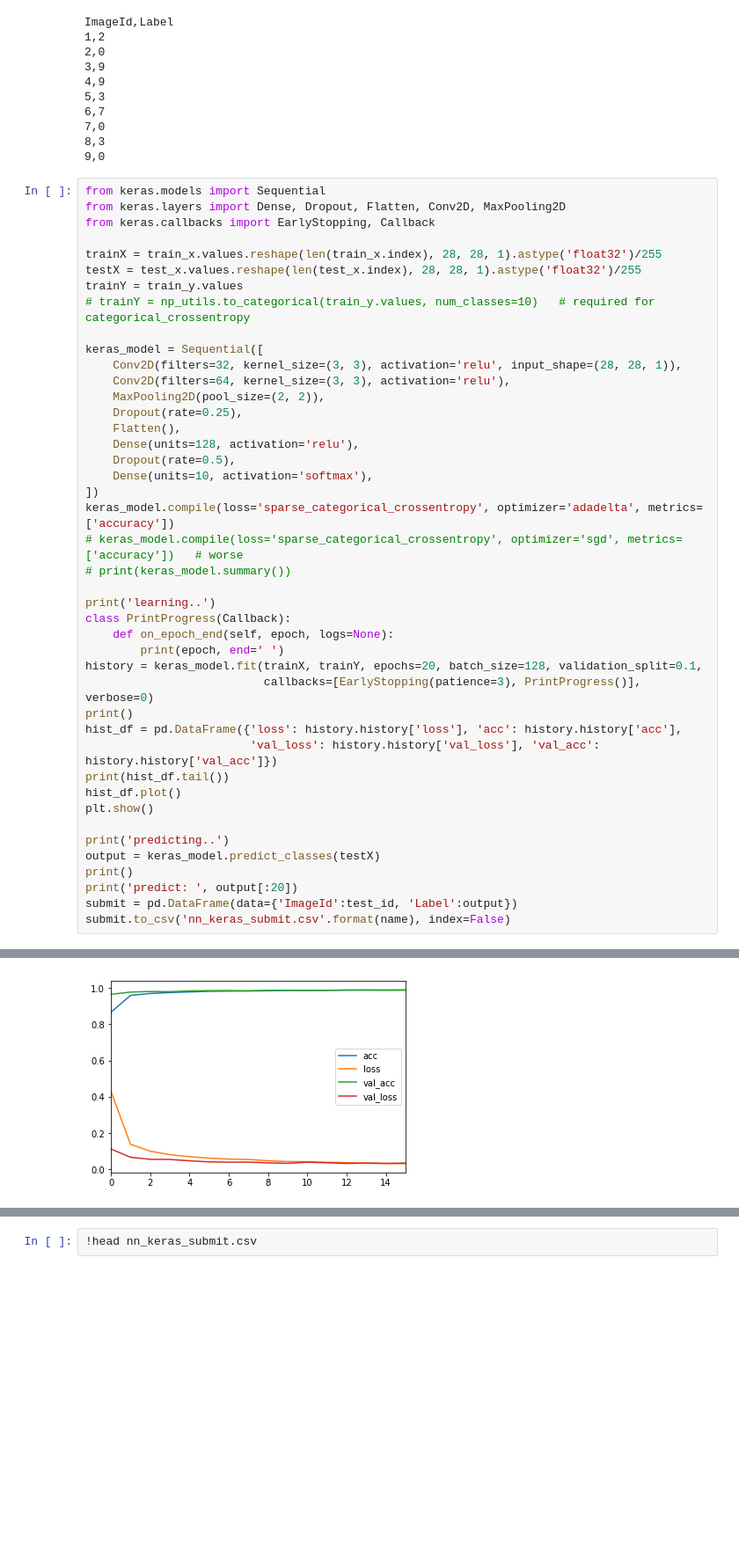
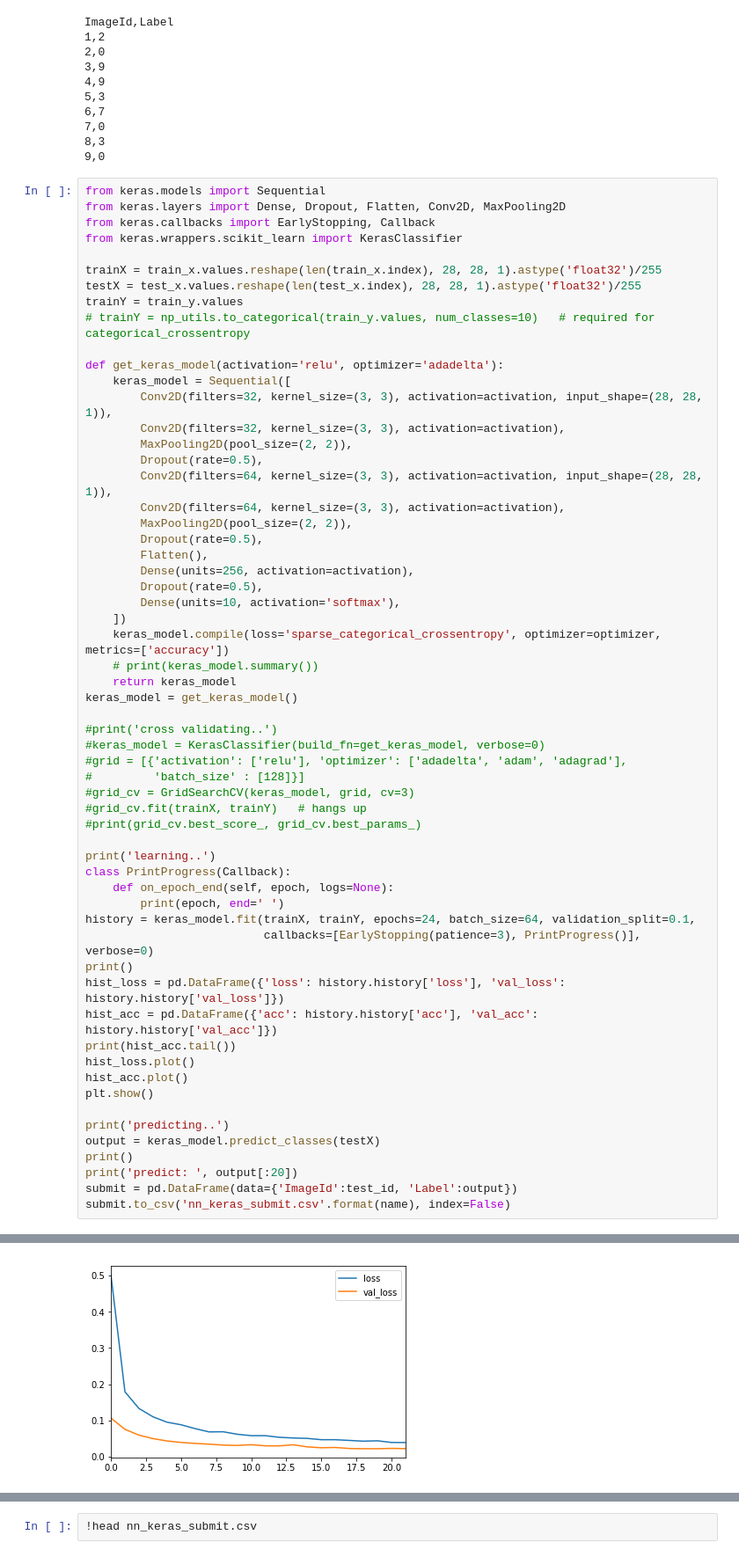
Before and after one commit to Lunran/kaggle, a Jupyter notebook: digit/digit.ipynb, the cells around one changed output, grey strips where cells are left out. Shown at 88% size. Drawn from its saved outputs; the diff is of its cells as text; blank space fills up the shorter version.

Commit message:
0.99171 keras

```diff
--- a/digit/digit.ipynb
+++ b/digit/digit.ipynb
@@ -251,37 +251,53 @@ ImageId,Label
 from keras.models import Sequential
 from keras.layers import Dense, Dropout, Flatten, Conv2D, MaxPooling2D
 from keras.callbacks import EarlyStopping, Callback
+from keras.wrappers.scikit_learn import KerasClassifier
 
 trainX = train_x.values.reshape(len(train_x.index), 28, 28, 1).astype('float32')/255
 testX = test_x.values.reshape(len(test_x.index), 28, 28, 1).astype('float32')/255
 trainY = train_y.values
 # trainY = np_utils.to_categorical(train_y.values, num_classes=10)   # required for categorical_crossentropy
 
-keras_model = Sequential([
-    Conv2D(filters=32, kernel_size=(3, 3), activation='relu', input_shape=(28, 28, 1)),
-    Conv2D(filters=64, kernel_size=(3, 3), activation='relu'),
-    MaxPooling2D(pool_size=(2, 2)),
-    Dropout(rate=0.25),
-    Flatten(),
-    Dense(units=128, activation='relu'),
-    Dropout(rate=0.5),
-    Dense(units=10, activation='softmax'),
-])
-keras_model.compile(loss='sparse_categorical_crossentropy', optimizer='adadelta', metrics=['accuracy'])
-# keras_model.compile(loss='sparse_categorical_crossentropy', optimizer='sgd', metrics=['accuracy'])   # worse
-# print(keras_model.summary())
+def get_keras_model(activation='relu', optimizer='adadelta'):
+    keras_model = Sequential([
+        Conv2D(filters=32, kernel_size=(3, 3), activation=activation, input_shape=(28, 28, 1)),
+        Conv2D(filters=32, kernel_size=(3, 3), activation=activation),
+        MaxPooling2D(pool_size=(2, 2)),
+        Dropout(rate=0.5),
+        Conv2D(filters=64, kernel_size=(3, 3), activation=activation, input_shape=(28, 28, 1)),
+        Conv2D(filters=64, kernel_size=(3, 3), activation=activation),
+        MaxPooling2D(pool_size=(2, 2)),
+        Dropout(rate=0.5),
+        Flatten(),
+        Dense(units=256, activation=activation),
+        Dropout(rate=0.5),
+        Dense(units=10, activation='softmax'),
+    ])
+    keras_model.compile(loss='sparse_categorical_crossentropy', optimizer=optimizer, metrics=['accuracy'])
+    # print(keras_model.summary())
+    return keras_model
+keras_model = get_keras_model()
+
+#print('cross validating..')
+#keras_model = KerasClassifier(build_fn=get_keras_model, verbose=0)
+#grid = [{'activation': ['relu'], 'optimizer': ['adadelta', 'adam', 'adagrad'],
+#         'batch_size' : [128]}]
+#grid_cv = GridSearchCV(keras_model, grid, cv=3)
+#grid_cv.fit(trainX, trainY)   # hangs up
+#print(grid_cv.best_score_, grid_cv.best_params_)
 
 print('learning..')
 class PrintProgress(Callback):
     def on_epoch_end(self, epoch, logs=None):
         print(epoch, end=' ')
-history = keras_model.fit(trainX, trainY, epochs=20, batch_size=128, validation_split=0.1,
+history = keras_model.fit(trainX, trainY, epochs=24, batch_size=64, validation_split=0.1,
                           callbacks=[EarlyStopping(patience=3), PrintProgress()], verbose=0)
 print()
-hist_df = pd.DataFrame({'loss': history.history['loss'], 'acc': history.history['acc'],
-                        'val_loss': history.history['val_loss'], 'val_acc': history.history['val_acc']})
-print(hist_df.tail())
-hist_df.plot()
+hist_loss = pd.DataFrame({'loss': history.history['loss'], 'val_loss': history.history['val_loss']})
+hist_acc = pd.DataFrame({'acc': history.history['acc'], 'val_acc': history.history['val_acc']})
+print(hist_acc.tail())
+hist_loss.plot()
+hist_acc.plot()
 plt.show()
 
 print('predicting..')
@@ -302 +318 @@ learning..
-[figure, old version]
+[figure, new version]
```
Also changed, not shown: parts of 1 cell of this notebook, 1 other file.
